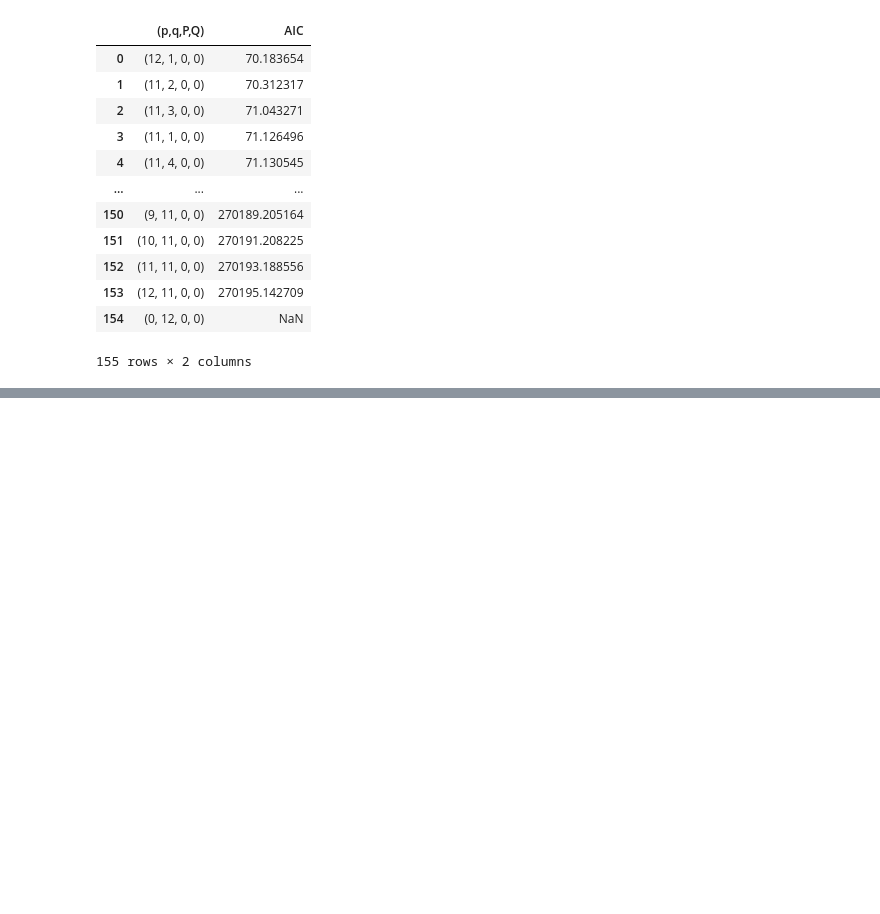
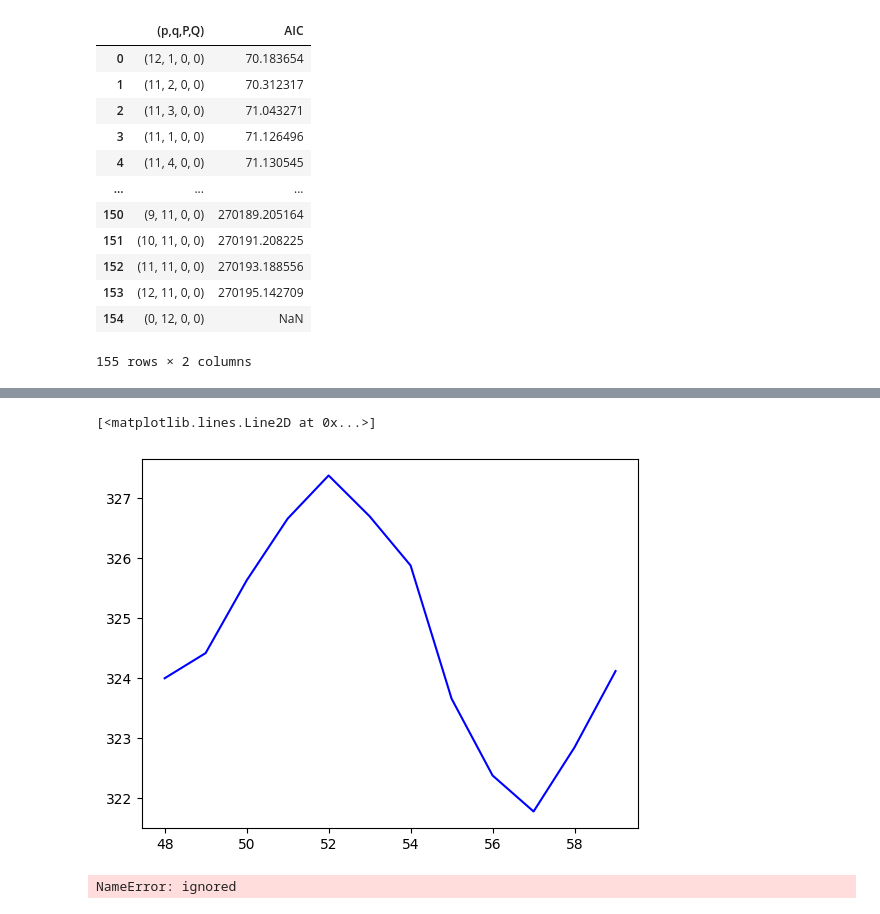
Before and after one commit to Francesfahey/forecastingCA, a Jupyter notebook: FORECASTINGCA.ipynb, the cells around one changed output, grey strips where cells are left out. Saved outputs shown, nothing was run; the diff lists cells and outputs as text; code cells hidden in the pictures; blank space fills up the shorter version.

```diff
--- a/FORECASTINGCA.ipynb
+++ b/FORECASTINGCA.ipynb
@@ -269,0 +354,18 @@ plt.savefig('fig_passengers.png', dpi=300)
+# %%
+fig, ax = plt.subplots()
+
+train = df.iloc[:-12]
+test = df.iloc[-12:]
+
+ax.plot(test['Month'], test['Carbon Dioxide (ppm)'], 'b-', label='actual')
+# %% [output]
+[<matplotlib.lines.Line2D at 0x...>]
+[figure, added]
+# %%
+residuals = ARIMA_model_fit.resid
+
+lbvalue, pvalue = acorr_ljungbox(residuals, np.arange(1, 11, 1))
+
+print(pvalue)
+# %% [output]
+NameError: ignored
```
Also changed, not shown: parts of 26 cells of this notebook.
